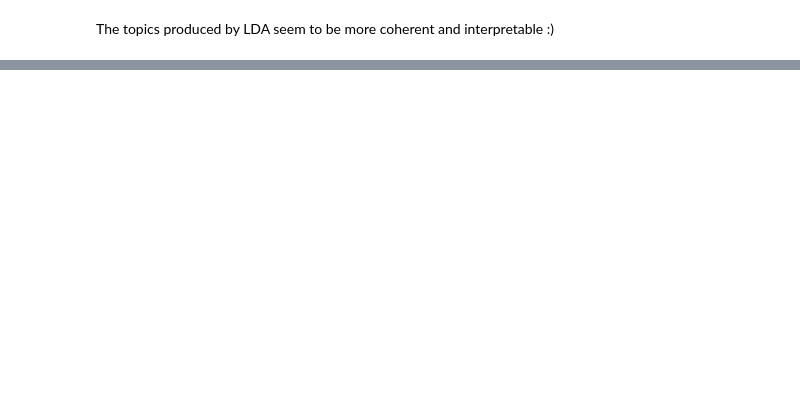
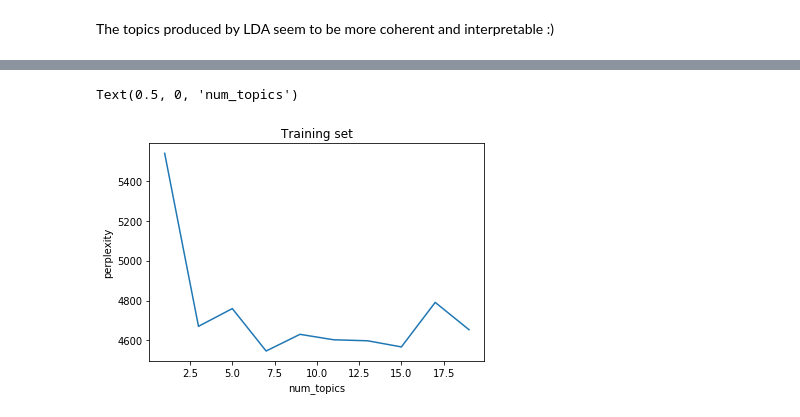
Before and after one commit to praritagarwal/TopicModeling, a Jupyter notebook: Topic Modeling.ipynb, the cells around one changed output, grey strips where cells are left out. Drawn from its saved outputs; the diff is of its cells as text; code cells hidden in the pictures; blank space fills up the shorter version.

```diff
--- a/Topic Modeling.ipynb
+++ b/Topic Modeling.ipynb
@@ -473,0 +500,5 @@ print(perplexity_score)
+# %%
+regex = r'[a-z]{2,}'
+vectorizer = CountVectorizer(stop_words = stop_words, preprocessor = preproc, token_pattern = regex)
+bow = vectorizer.fit_transform(newsgroups.data)
+bow.shape
@@ -473,0 +519,7 @@ print(perplexity_score)
+# %%
+num_topics = range(1,20,2)
+models = []
+for num in num_topics:
+    LDA = LatentDirichletAllocation(n_components = num)
+    LDA.fit(bow)
+    models.append(LDA)
@@ -473,0 +530,9 @@ print(perplexity_score)
+# %%
+# perplexities on the training the set
+perplexities = []
+for idx, model in enumerate(models):
+    topic_mat = model.transform(bow)
+    perplexity = model.perplexity(bow)
+    print('model no.: {}, document-topic matrix shape: {}'\
+          ' perplexity: {}'.format(idx+1, topic_mat.shape, perplexity))
+    perplexities.append(perplexity)
@@ -473,0 +552,8 @@ print(perplexity_score)
+# %%
+plt.plot(num_topics, perplexities)
+plt.title('Training set')
+plt.ylabel('perplexity')
+plt.xlabel('num_topics')
+# %% [output]
+Text(0.5, 0, 'num_topics')
+[figure, added]
```
Also changed, not shown: parts of 38 cells of this notebook.
